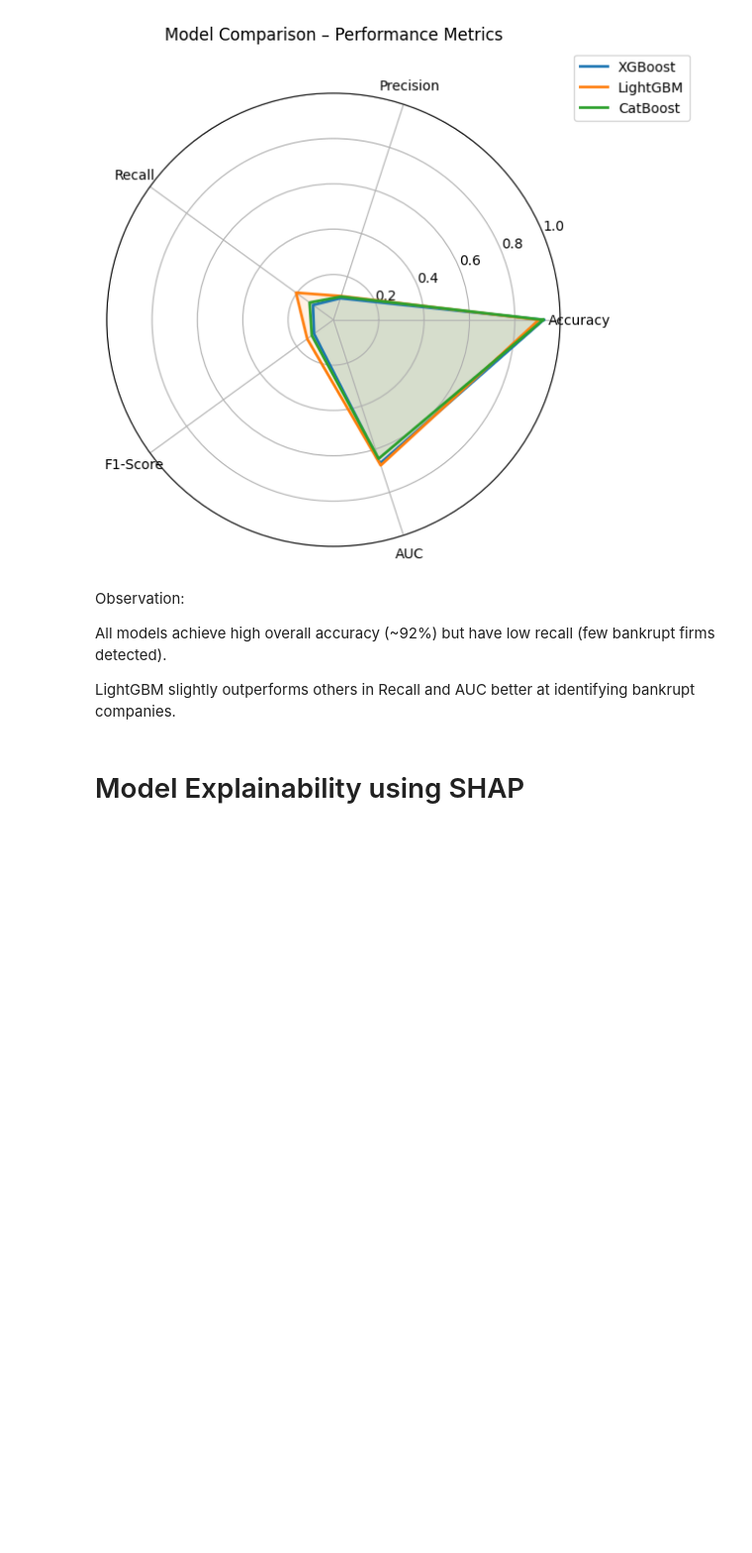
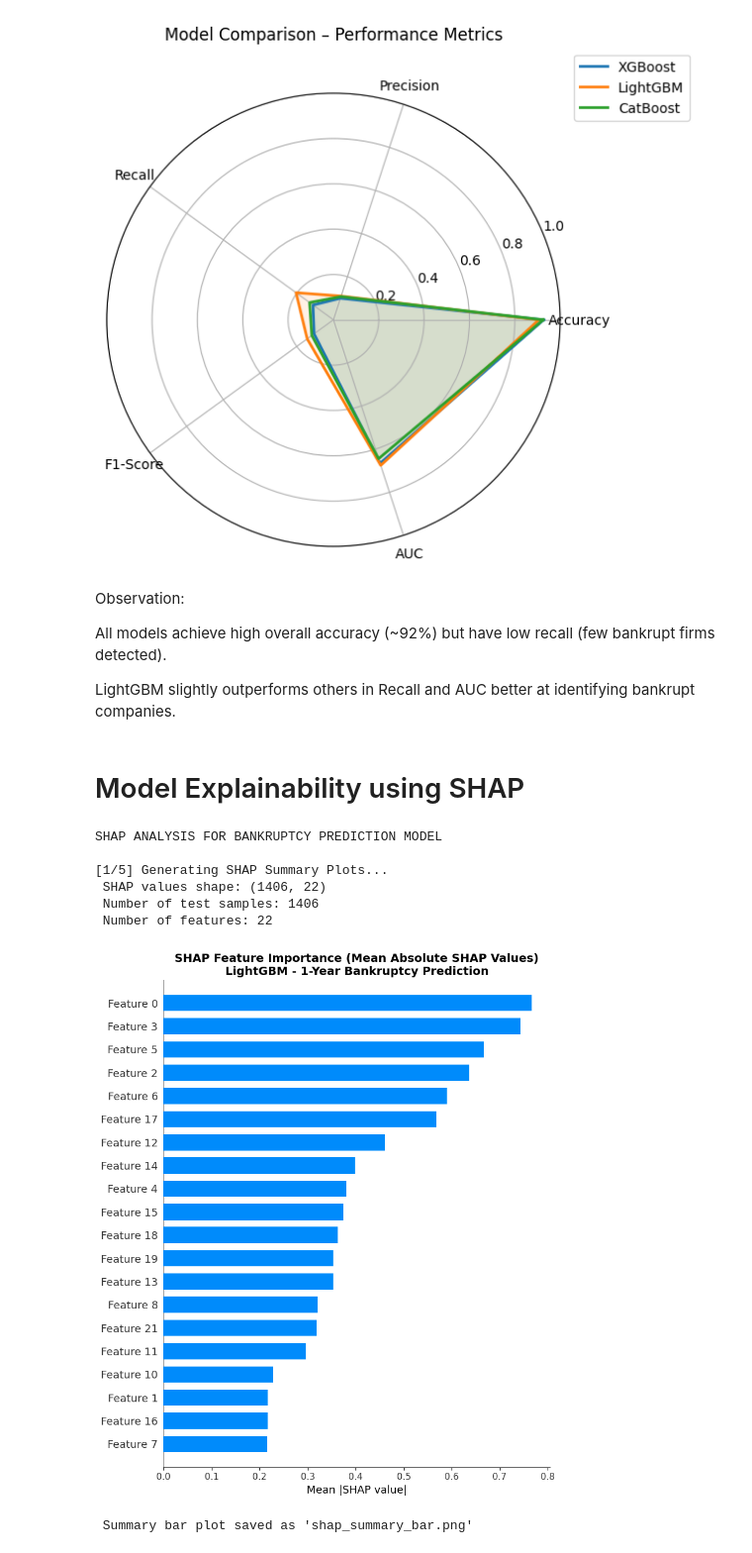
Before and after one commit to Sai-Vara-Prasad-Lekkalapudi/major-project, a Jupyter notebook: Major_project_EDA.ipynb, the cells around one changed output. Shown at 99% size. Saved outputs shown, nothing was run; the diff lists cells and outputs as text; code cells hidden in the pictures; blank space fills up the shorter version.

```diff
--- a/Major_project_EDA.ipynb
+++ b/Major_project_EDA.ipynb
@@ -947,3 +947,59 @@ All models achieve high overall accuracy (~92%) but have low recall (few bankrup
 LightGBM slightly outperforms others in Recall and AUC better at identifying bankrupt companies.
 # %% [markdown]
 # Model Explainability using SHAP
+# %%
+#SHAP Analysis for Bankruptcy Prediction
+
+
+#  Import Required Libraries
+import shap
+import numpy as np
+import pandas as pd
+import matplotlib.pyplot as plt
+import seaborn as sns
+from sklearn.preprocessing import StandardScaler
+import warnings
+warnings.filterwarnings('ignore')
+
+print("SHAP ANALYSIS FOR BANKRUPTCY PREDICTION MODEL")
+
+#  SHAP Summary Plot (Global Feature Importance)
+
+print("\n[1/5] Generating SHAP Summary Plots...")
+
+# Initialize SHAP explainer for LightGBM model
+explainer = shap.TreeExplainer(model)  # Use the trained LightGBM model
+
+# Calculate SHAP values for test data
+shap_values = explainer.shap_values(X_test_final)
+
+# Handle binary classification (shap_values returns list of arrays)
+if isinstance(shap_values, list):
+    shap_values_class1 = shap_values[1]
+else:
+    shap_values_class1 = shap_values
+
+print(f" SHAP values shape: {shap_values_class1.shape}")
+print(f" Number of test samples: {X_test_final.shape[0]}")
+print(f" Number of features: {X_test_final.shape[1]}")
+
+# SHAP Summary Plot (Bar Chart) - Mean Absolute SHAP Values
+plt.figure(figsize=(10, 8))
+shap.summary_plot(shap_values_class1, X_test_final, plot_type="bar", show=False)
+plt.title("SHAP Feature Importance (Mean Absolute SHAP Values)\nLightGBM - 1-Year Bankruptcy Prediction",
+          fontsize=14, fontweight='bold')
+plt.xlabel("Mean |SHAP value|")
+plt.tight_layout()
+plt.savefig('shap_summary_bar.png', dpi=300, bbox_inches='tight')
+plt.show()
+
+print(" Summary bar plot saved as 'shap_summary_bar.png'")
+# %% [output]
+SHAP ANALYSIS FOR BANKRUPTCY PREDICTION MODEL
+
+[1/5] Generating SHAP Summary Plots...
+ SHAP values shape: (1406, 22)
+ Number of test samples: 1406
+ Number of features: 22
+[figure, added]
+ Summary bar plot saved as 'shap_summary_bar.png'
```
Also changed, not shown: parts of 6 cells of this notebook.
